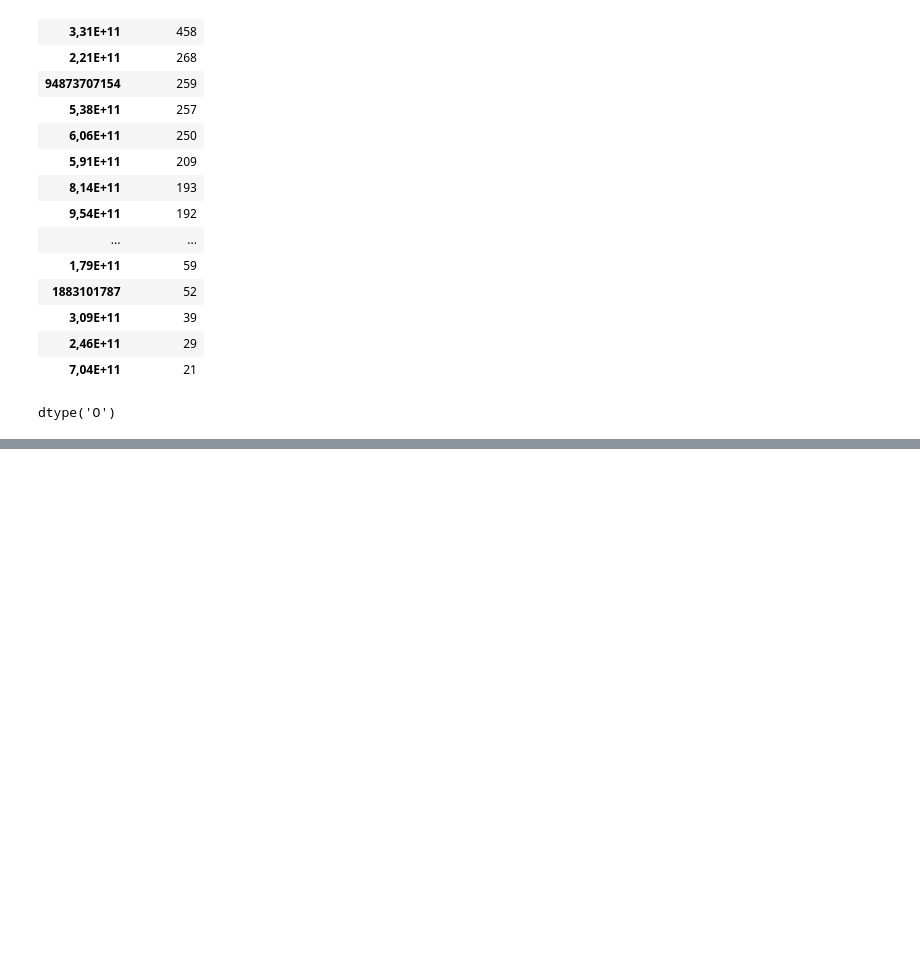
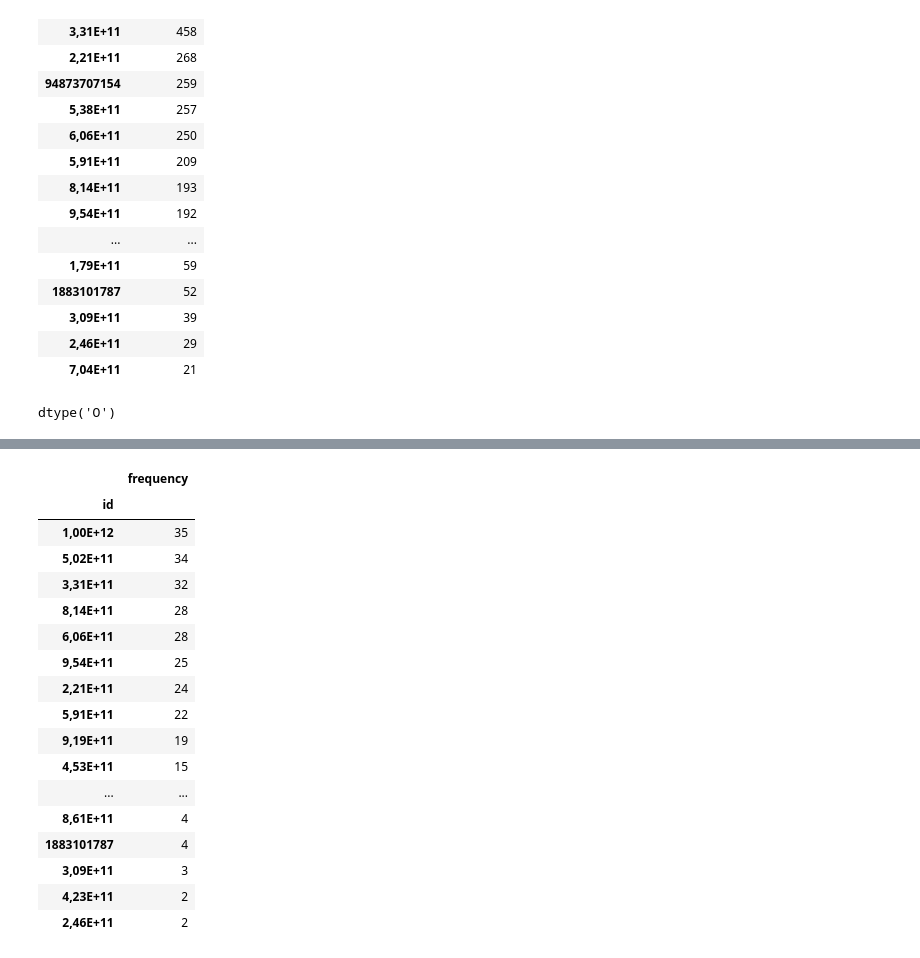
Before and after one commit to napolioni/pandas-projetos, a Jupyter notebook: AnaliseCartaoDeCredito/cartao_de_credito.ipynb, the cells around one changed output, grey strips where cells are left out. Saved outputs shown, nothing was run; the diff lists cells and outputs as text; code cells hidden in the pictures; blank space fills up the shorter version.

```diff
--- a/AnaliseCartaoDeCredito/cartao_de_credito.ipynb
+++ b/AnaliseCartaoDeCredito/cartao_de_credito.ipynb
@@ -243,0 +328,23 @@ data['good_fryday'].replace(data[data.date == '2019-0419'])
+# %%
+# Frequência de uso do cartão de crédito por cliente durante a pandemia de covid
+
+covid_freq
+# %% [output]
+|  | frequency |
+| id |  |
+| 1,00E+12 | 35 |
+| 5,02E+11 | 34 |
+| 3,31E+11 | 32 |
+| 8,14E+11 | 28 |
+| 6,06E+11 | 28 |
+| 9,54E+11 | 25 |
+| 2,21E+11 | 24 |
+| 5,91E+11 | 22 |
+| 9,19E+11 | 19 |
+| 4,53E+11 | 15 |
+| ... | ... |
+| 8,61E+11 | 4 |
+| 1883101787 | 4 |
+| 3,09E+11 | 3 |
+| 4,23E+11 | 2 |
+| 2,46E+11 | 2 |
```
Also changed, not shown: parts of 24 cells of this notebook.
